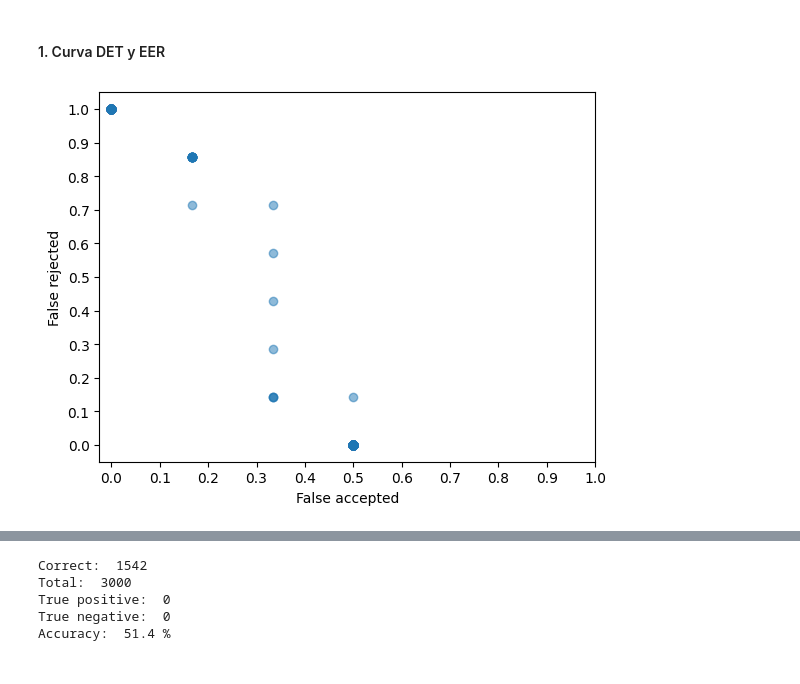
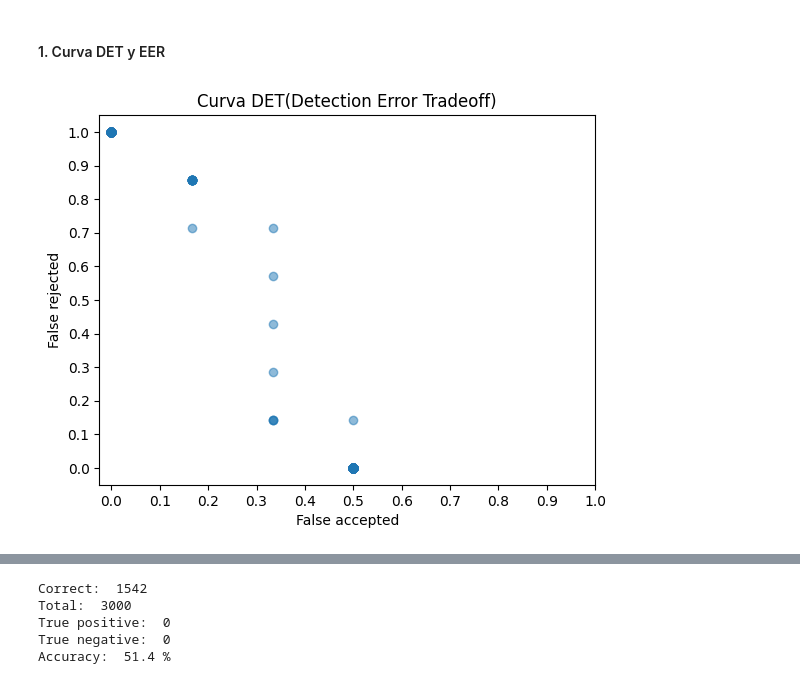
Before and after one commit to MediaMind-ULPGC/P06, a Jupyter notebook: Lee_base_datos.ipynb, the cells around one changed output, grey strips where cells are left out. Drawn from its saved outputs; the diff is of its cells as text; code cells hidden in the pictures.

```diff
--- a/Lee_base_datos.ipynb
+++ b/Lee_base_datos.ipynb
@@ -160,9 +161,10 @@ for threshold in thresholds:
 # %%
 plt.plot(false_accepted, false_rejected, 'o', alpha=0.5)
 plt.xlabel("False accepted")
 plt.ylabel("False rejected")
+plt.title("Curva DET(Detection Error Tradeoff)")
 plt.xticks(np.arange(0, 1.1, 0.1))
 plt.yticks(np.arange(0, 1.1, 0.1))
 plt.show()
 # %% [output]
-[figure, old version]
+[figure, new version]
```
Also changed, not shown: parts of 4 cells of this notebook.
